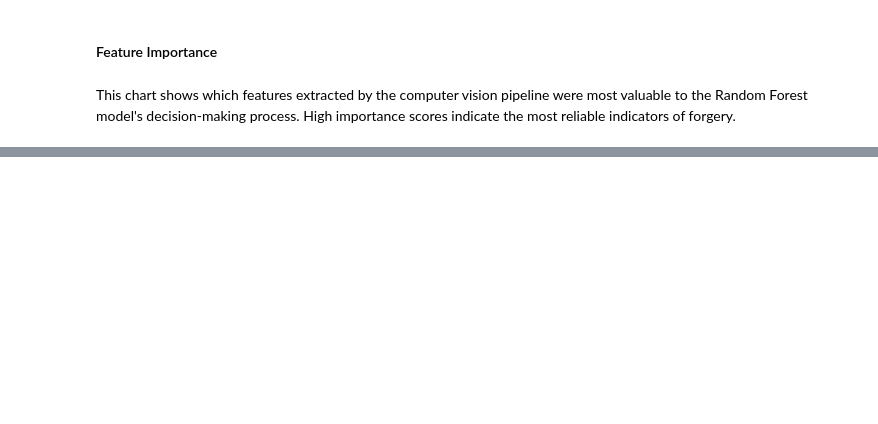
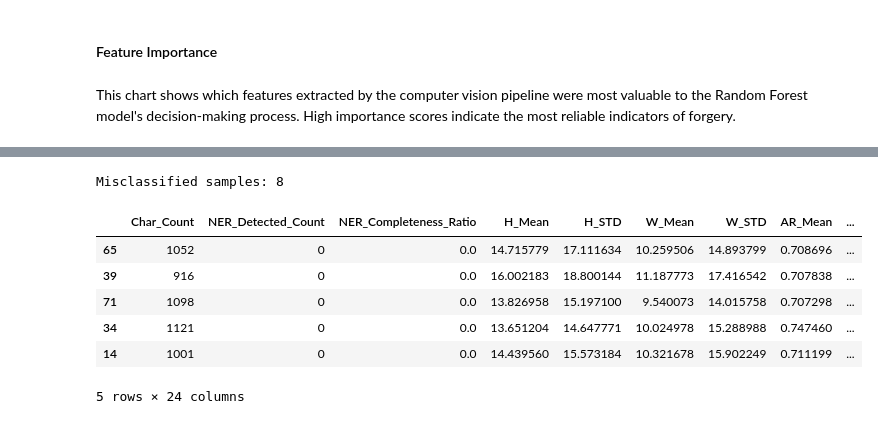
Before and after one commit to hylim12/ai-document-authentication-system, a Jupyter notebook: ml_model_training.ipynb, the cells around one changed output, grey strips where cells are left out. Cells and saved outputs as stored; diff of their text form; code cells hidden in the pictures; blank space fills up the shorter version.

```diff
--- a/ml_model_training.ipynb
+++ b/ml_model_training.ipynb
@@ -167,2 +211,20 @@ This chart shows which features extracted by the computer vision pipeline were m
+# %%
+results = X_test.copy()
+results["True_Label"] = y_test.values
+results["Predicted_Label"] = y_pred
+
+errors = results[results["True_Label"] != results["Predicted_Label"]]
+print("Misclassified samples:", len(errors))
+
+errors.head()
+# %% [output]
+Misclassified samples: 8
+|  | Char_Count | NER_Detected_Count | NER_Completeness_Ratio | H_Mean | H_STD | W_Mean | W_STD | AR_Mean | ... |
+| 65 | 1052 | 0 | 0.0 | 14.715779 | 17.111634 | 10.259506 | 14.893799 | 0.708696 | ... |
+| 39 | 916 | 0 | 0.0 | 16.002183 | 18.800144 | 11.187773 | 17.416542 | 0.707838 | ... |
+| 71 | 1098 | 0 | 0.0 | 13.826958 | 15.197100 | 9.540073 | 14.015758 | 0.707298 | ... |
+| 34 | 1121 | 0 | 0.0 | 13.651204 | 14.647771 | 10.024978 | 15.288988 | 0.747460 | ... |
+| 14 | 1001 | 0 | 0.0 | 14.439560 | 15.573184 | 10.321678 | 15.902249 | 0.711199 | ... |
+5 rows × 24 columns
 # %%
 # --- TOP 10 FORENSIC INDICATORS ---
```
Also changed, not shown: parts of 15 cells of this notebook, 1 other file.
